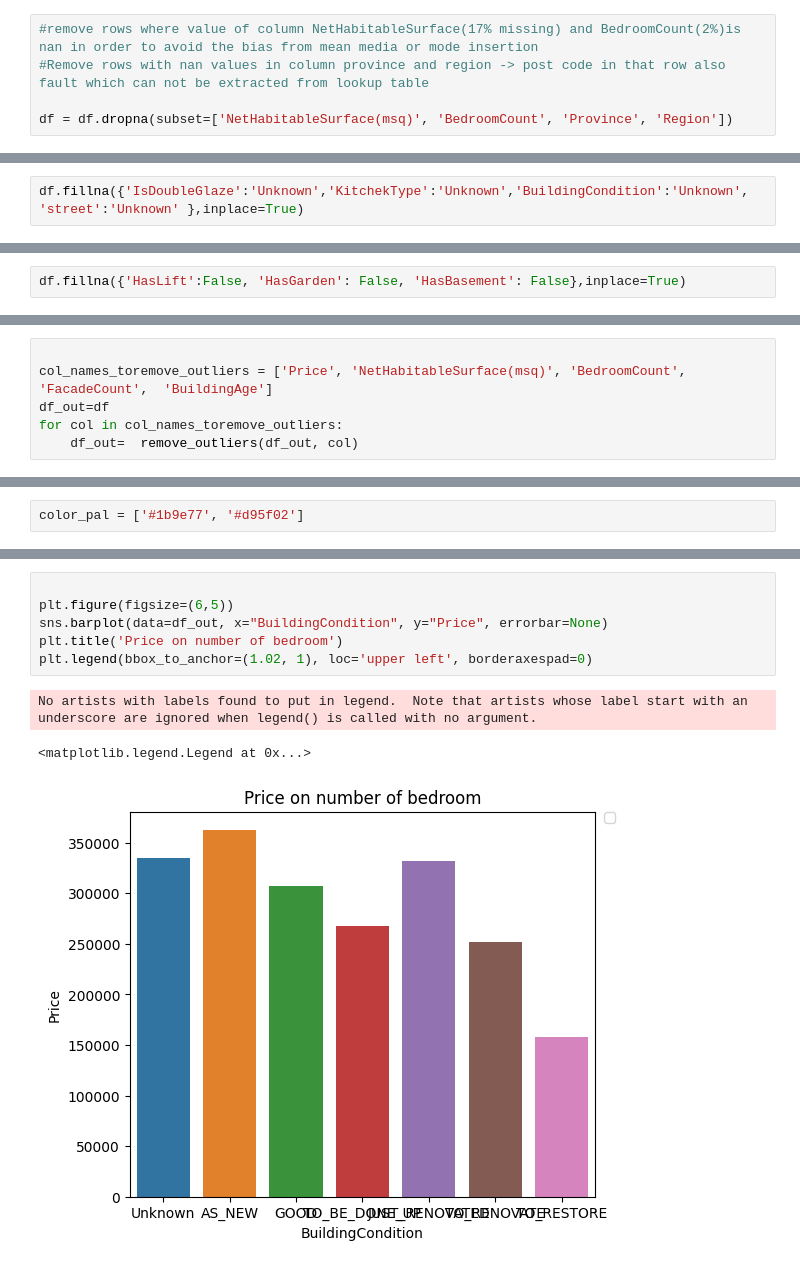
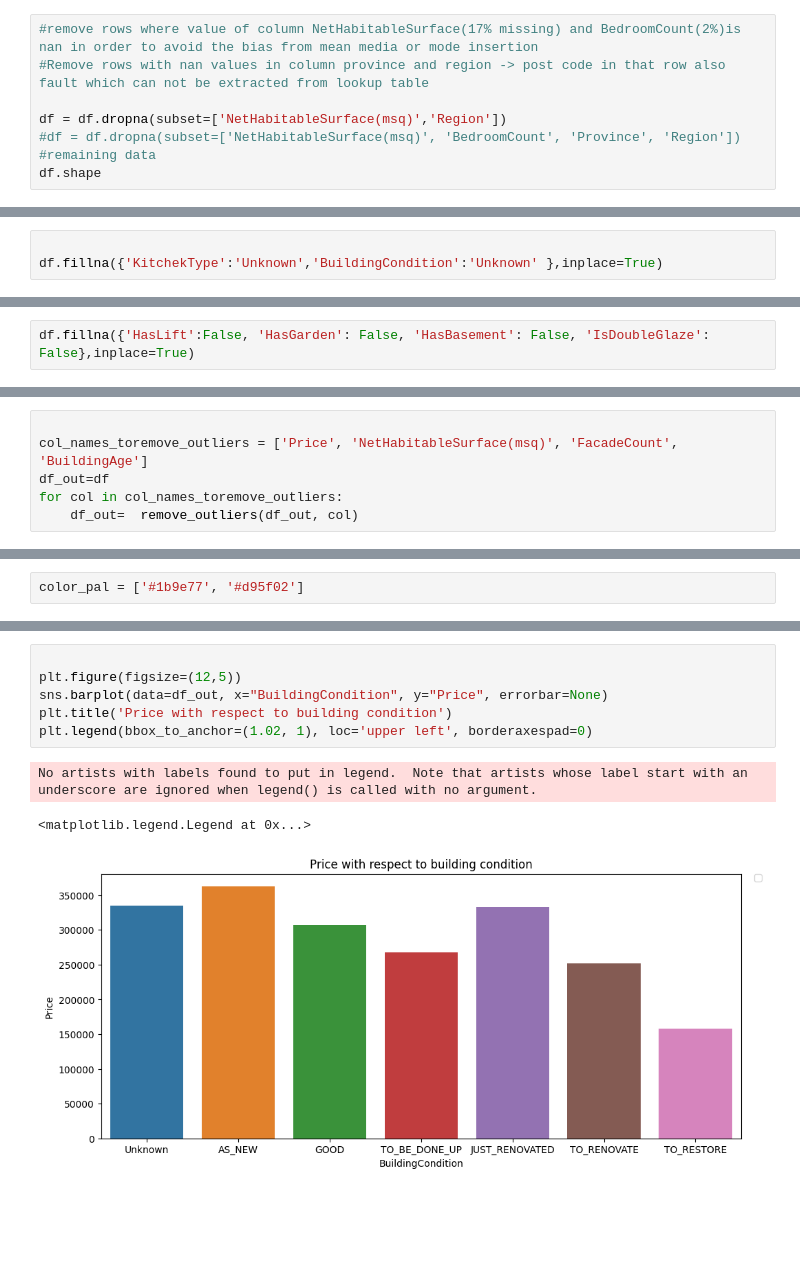
Before and after one commit to Genet-Abay/real-estate-price-prediction, a Jupyter notebook: data_analysis/data_analysis.ipynb, the cells around one changed output, grey strips where cells are left out. Cells and saved outputs as stored; diff of their text form; blank space fills up the shorter version.

```diff
--- a/data_analysis/data_analysis.ipynb
+++ b/data_analysis/data_analysis.ipynb
@@ -155,4 +168,7 @@ Remove rows
 #remove rows where value of column NetHabitableSurface(17% missing) and BedroomCount(2%)is nan in order to avoid the bias from mean media or mode insertion
 #Remove rows with nan values in column province and region -> post code in that row also fault which can not be extracted from lookup table
 
-df = df.dropna(subset=['NetHabitableSurface(msq)', 'BedroomCount', 'Province', 'Region'])
+df = df.dropna(subset=['NetHabitableSurface(msq)','Region'])
+#df = df.dropna(subset=['NetHabitableSurface(msq)', 'BedroomCount', 'Province', 'Region'])
+#remaining data
+df.shape
@@ -172,4 +185,5 @@ Replacing nan values
 Catagorical data -> new value(unknown), most frequenct value, using ml predicting model to find the missing value
 continous values -> mean, mode, median or using pridicting model
 # %%
-df.fillna({'IsDoubleGlaze':'Unknown','KitchekType':'Unknown','BuildingCondition':'Unknown', 'street':'Unknown' },inplace=True)
+
+df.fillna({'KitchekType':'Unknown','BuildingCondition':'Unknown' },inplace=True)
@@ -187,5 +200,5 @@ df.fillna({'BuildingAge':mean_buildingAge},inplace=True)
 # %%
-df.fillna({'HasLift':False, 'HasGarden': False, 'HasBasement': False},inplace=True)
+df.fillna({'HasLift':False, 'HasGarden': False, 'HasBasement': False, 'IsDoubleGlaze': False},inplace=True)
 # %%
 #heating type will be replaced by most frequent value
 mode_heatingType = df['HeatingType'].mode()[0]  #common to the community
@@ -256,7 +255,7 @@ def box_and_whisker(df_in, col_name):
     plt.show()
 # %%
 
-col_names_toremove_outliers = ['Price', 'NetHabitableSurface(msq)',	'BedroomCount',	'FacadeCount',	'BuildingAge']
+col_names_toremove_outliers = ['Price', 'NetHabitableSurface(msq)',	'FacadeCount',	'BuildingAge']
 df_out=df
 for col in col_names_toremove_outliers:
     df_out=  remove_outliers(df_out, col)
@@ -348,13 +334,13 @@ No artists with labels found to put in legend.  Note that artists whose label st
 # %%
 
-plt.figure(figsize=(6,5))
+plt.figure(figsize=(12,5))
 sns.barplot(data=df_out, x="BuildingCondition", y="Price", errorbar=None)
-plt.title('Price on number of bedroom')
+plt.title('Price with respect to building condition')
 plt.legend(bbox_to_anchor=(1.02, 1), loc='upper left', borderaxespad=0)
 # %% [output]
 No artists with labels found to put in legend.  Note that artists whose label start with an underscore are ignored when legend() is called with no argument.
 <matplotlib.legend.Legend at 0x...>
-[figure, old version]
+[figure, new version]
 # %%
 fig, ax = plt.subplots(1,3,figsize = (10,4), sharey=True)
 hue_order=['APARTMENT', 'HOUSE']
```
Also changed, not shown: parts of 61 cells of this notebook.
